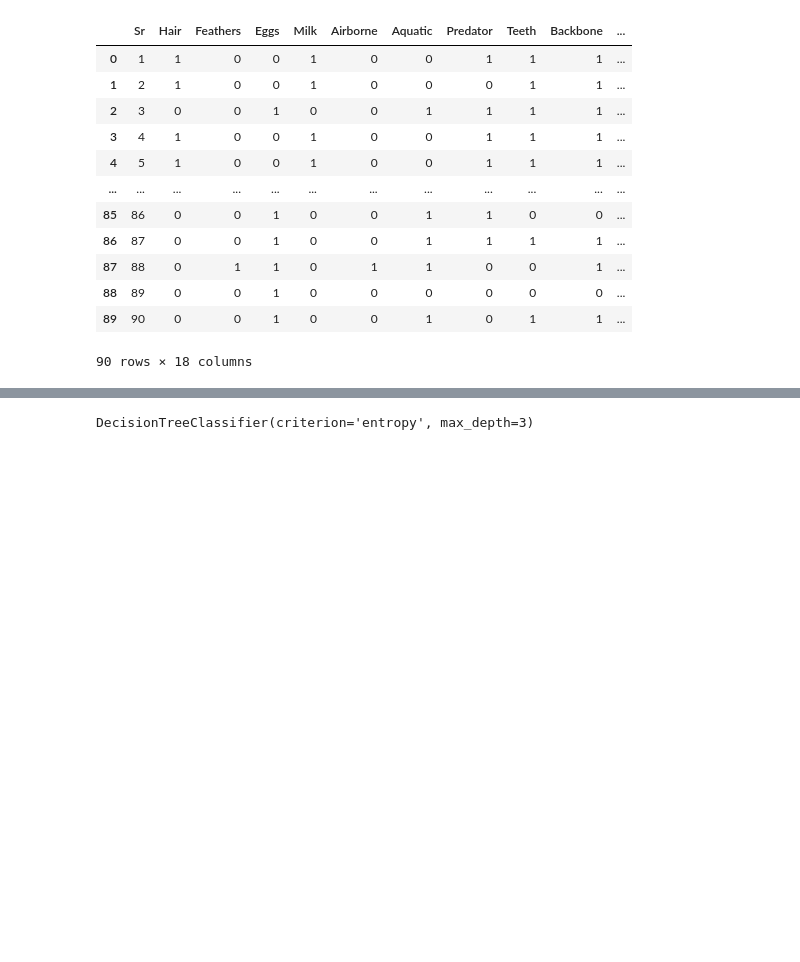
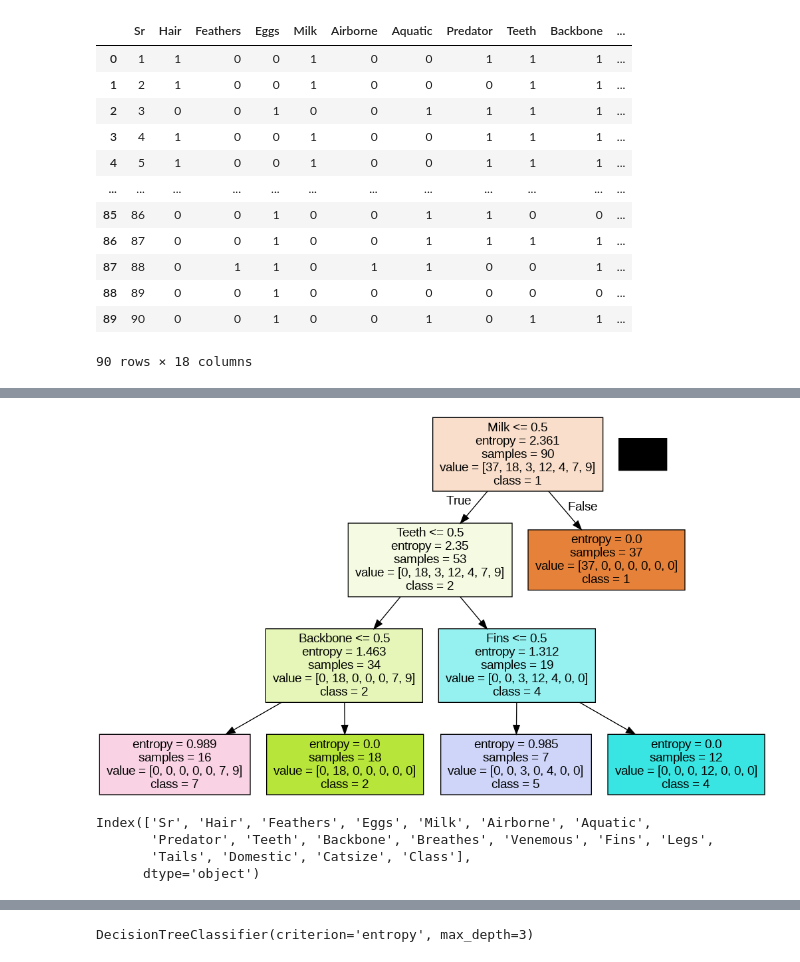
Before and after one commit to natadh/APT3025, a Jupyter notebook: Decision_Trees_(Animals).ipynb, the cells around one changed output, grey strips where cells are left out. Cells and saved outputs as stored; diff of their text form; code cells hidden in the pictures; blank space fills up the shorter version.

```diff
--- a/Decision_Trees_(Animals).ipynb
+++ b/Decision_Trees_(Animals).ipynb
@@ -100,0 +90,5 @@ clf = clf.fit(X, y)
+# %%
+graph
+Image(graph.create_png())
+# %% [output]
+[figure, added]
@@ -100,0 +107,7 @@ clf = clf.fit(X, y)
+# %%
+data.columns
+# %% [output]
+Index(['Sr', 'Hair', 'Feathers', 'Eggs', 'Milk', 'Airborne', 'Aquatic',
+       'Predator', 'Teeth', 'Backbone', 'Breathes', 'Venemous', 'Fins', 'Legs',
+       'Tails', 'Domestic', 'Catsize', 'Class'],
+      dtype='object')
```
Also changed, not shown: parts of 36 cells of this notebook.
